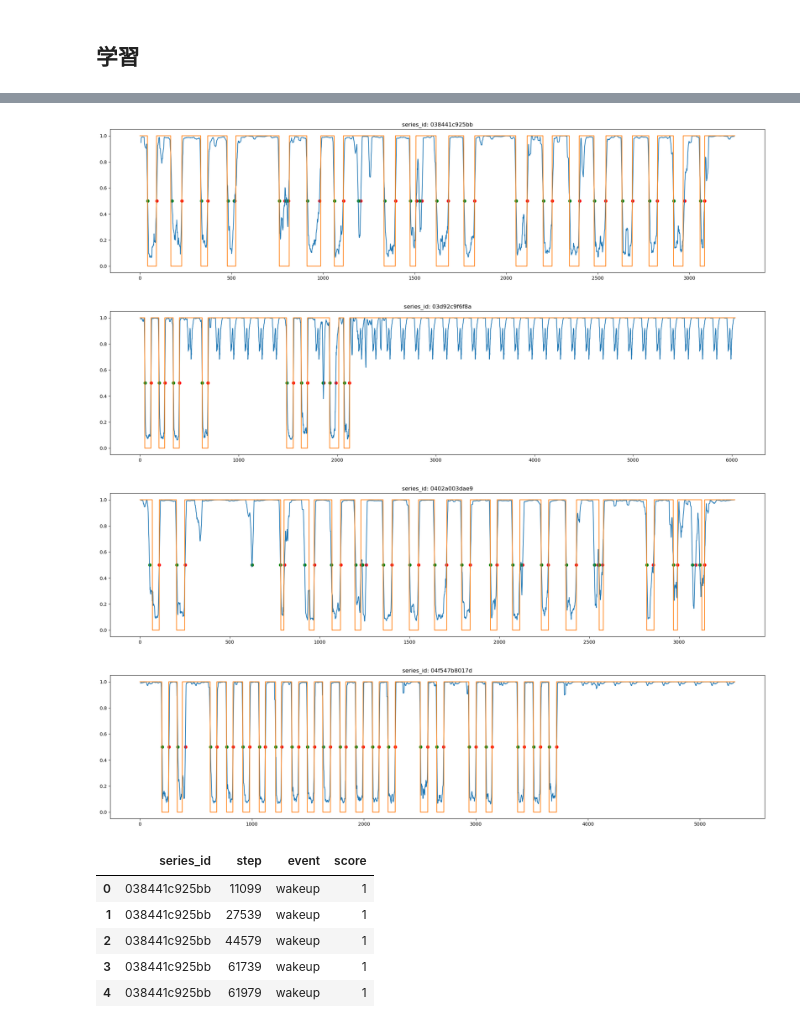
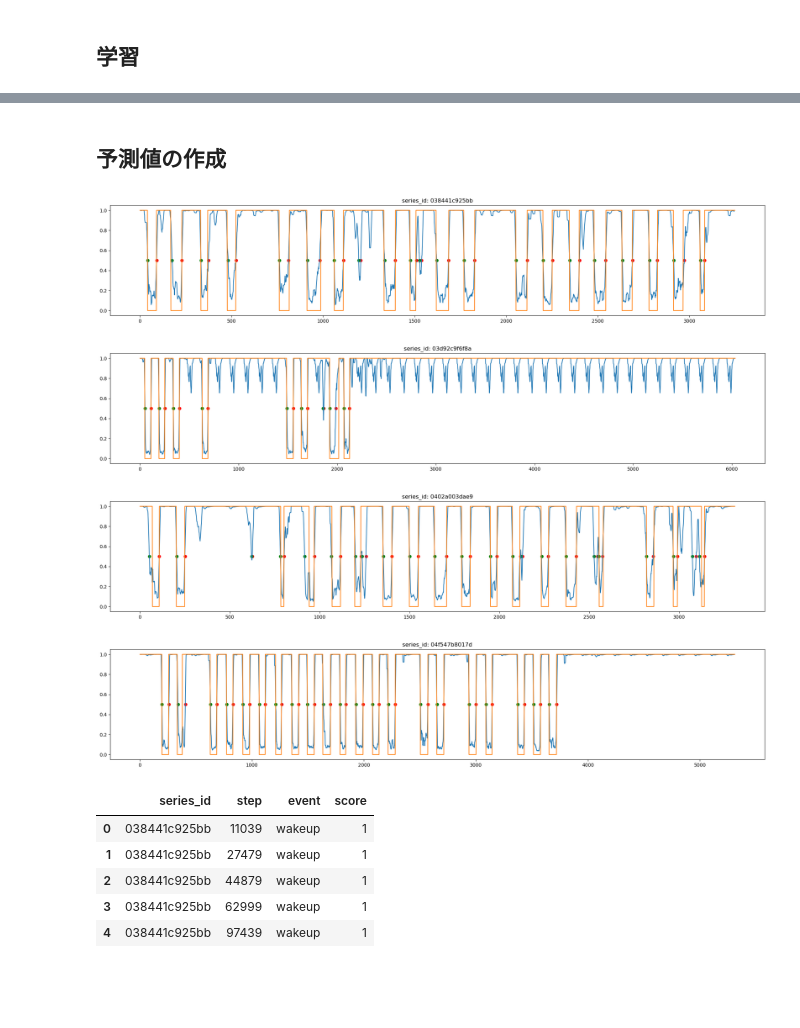
Before and after one commit to penguin-prg/child-mind-institute-detect-sleep-states, a Jupyter notebook: model/step_classifier/train.ipynb, the cells around one changed output, grey strips where cells are left out. Drawn from its saved outputs; the diff is of its cells as text; code cells hidden in the pictures; blank space fills up the shorter version.

```diff
--- a/model/step_classifier/train.ipynb
+++ b/model/step_classifier/train.ipynb
@@ -109,11 +125,13 @@ if CFG["execution"]["multiprocessing"]:
     with Pool(30) as pool:
         results = list(tqdm(pool.imap(read_and_generate_features, files), total=len(files)))
     dfs, features = zip(*results)
+    train = pd.concat(dfs)
+    features = features[0]
 else:
     dfs = []
     for file in tqdm(files):
         train = pd.read_csv(file)
         train, features = generate_features(train)
         dfs.append(train)
-train = pd.concat(dfs)
-features = features[0]
+    train = pd.concat(dfs)
+    features = features[0]
@@ -160,2 +245,0 @@ else:
-# %%
-train = train.drop(columns=features)
@@ -178,2 +246,5 @@ train
-# %%
-train = train.sort_values(["series_id", "step_min"]).reset_index(drop=True)
+# %%
+train = train.drop(columns=features.all_features())
+train = train.sort_values(["series_id", "step"]).reset_index(drop=True)
+train.to_csv(os.path.join(CFG["output_dir"], "oof.csv"), index=False)
+train
@@ -180,49 +265,52 @@ train = train.sort_values(["series_id", "step_min"]).reset_index(drop=True)
+# %% [markdown]
+## 予測値の作成
 # %%
 dfs = []
 for series_id, df in train.groupby("series_id"):
     df = df.reset_index(drop=True)
     oof = df["oof"].rolling(12, center=True).mean()
-    wakeup_index = [i for i in range(1, len(oof)) if oof[i-1] < 0.5 and oof[i] >= 0.5]
-    onset_index = [i for i in range(1, len(oof)) if oof[i-1] > 0.5 and oof[i] <= 0.5]
+    wakeup_index = np.array([i for i in range(1, len(oof)) if oof[i-1] < 0.5 and oof[i] >= 0.5])
+    onset_index = np.array([i for i in range(1, len(oof)) if oof[i-1] > 0.5 and oof[i] <= 0.5])
 
     sub = pd.concat([
         pd.DataFrame({
             "series_id": series_id,
-            "step": (df["step_min"].values[wakeup_index] + df["step_max"].values[wakeup_index]) // 2,
+            "step": df["step"].values[wakeup_index] - CFG["feature"]["agg_freq"] // 2,
             "event": "wakeup",
             "score": 1,
         }),
         pd.DataFrame({
             "series_id": series_id,
-            "step": (df["step_min"].values[onset_index] + df["step_max"].values[onset_index]) // 2,
+            "step": df["step"].values[onset_index] - CFG["feature"]["agg_freq"] // 2,
             "event": "onset",
             "score": 1,
         }),
     ])
+    sub["step"] = sub["step"].astype(int)
     dfs.append(sub)
 
     if len(dfs) < 5:
-        plt.subplots(figsize=(20, 5))
+        plt.subplots(figsize=(20, 4))
         plt.plot(oof)
         plt.plot(df["target"])
         plt.scatter(wakeup_index, [0.5 for _ in wakeup_index], c="red")
         plt.scatter(onset_index, [0.5 for _ in onset_index], c="green")
         plt.title(f"series_id: {series_id}")
         plt.tight_layout()
         plt.show()
 
 sub = pd.concat(dfs).reset_index(drop=True)
 sub.head()
 # %% [output]
-[figure, old version]
+[figure, new version]
-[figure, old version]
+[figure, new version]
-[figure, old version]
+[figure, new version]
-[figure, old version]
+[figure, new version]
 |  | series_id | step | event | score |
-| 0 | 038441c925bb | 11099 | wakeup | 1 |
-| 1 | 038441c925bb | 27539 | wakeup | 1 |
-| 2 | 038441c925bb | 44579 | wakeup | 1 |
-| 3 | 038441c925bb | 61739 | wakeup | 1 |
-| 4 | 038441c925bb | 61979 | wakeup | 1 |
+| 0 | 038441c925bb | 11039 | wakeup | 1 |
+| 1 | 038441c925bb | 27479 | wakeup | 1 |
+| 2 | 038441c925bb | 44879 | wakeup | 1 |
+| 3 | 038441c925bb | 62999 | wakeup | 1 |
+| 4 | 038441c925bb | 97439 | wakeup | 1 |
 # %%
 labels = pd.read_csv(f"{CFG['dataset']['competition_dir']}/train_events.csv").dropna()
```
Also changed, not shown: parts of 11 cells of this notebook, 1 other file.
